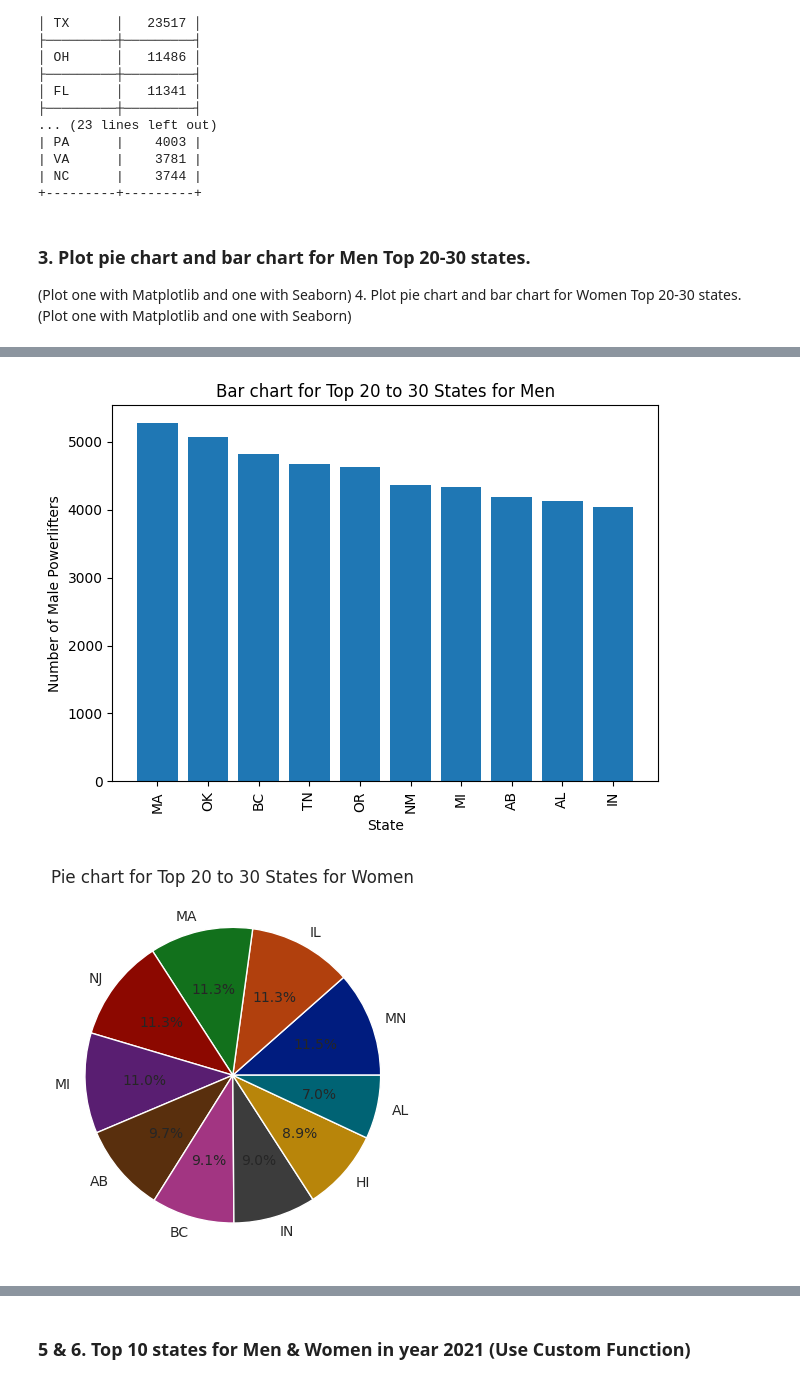
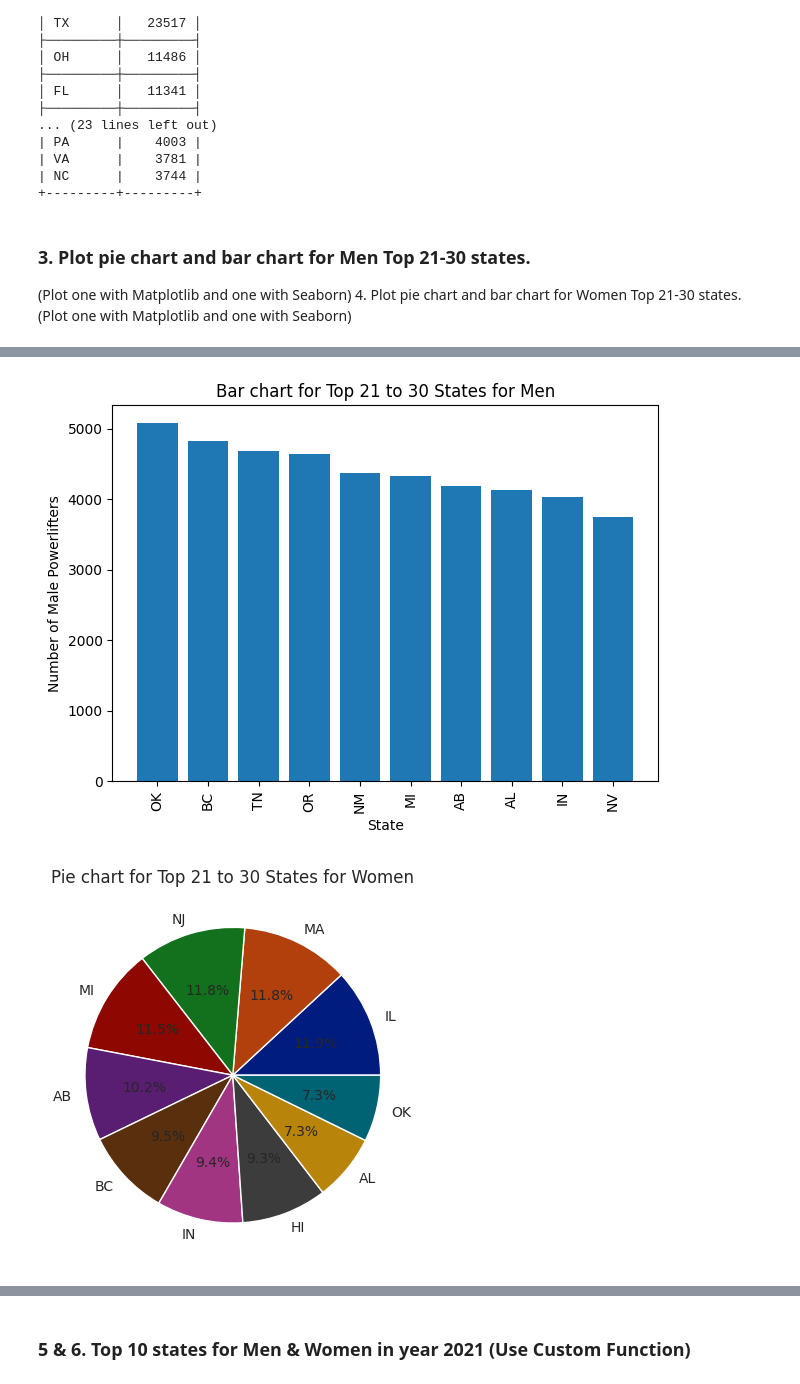
Before and after one commit to VidhyaKishor27/Pythonbasic, a Jupyter notebook: Python_miniproject_powerlifting.ipynb, the cells around one changed output, grey strips where cells are left out. Cells and saved outputs as stored; diff of their text form; code cells hidden in the pictures.

```diff
--- a/Python_miniproject_powerlifting.ipynb
+++ b/Python_miniproject_powerlifting.ipynb
@@ -45,34 +45,34 @@ Top 10 States for Men:
 | NC      |    3744 |
 +---------+---------+
 # %% [markdown]
-### 3. Plot pie chart and bar chart for Men Top 20-30 states.
+### 3. Plot pie chart and bar chart for Men Top 21-30 states.
    (Plot one with Matplotlib and one with Seaborn)
-    4. Plot pie chart and bar chart for Women Top 20-30 states.
+    4. Plot pie chart and bar chart for Women Top 21-30 states.
    (Plot one with Matplotlib and one with Seaborn)
 # %%
 print(m.head(30))
-m_top20=m.iloc[19:29]
-w_top20=w.iloc[19:29]
-plt.pie(m_top20, labels=m_top20.index,autopct="%1.1f%%")
-plt.title("Pie chart for Top 20 to 30 States for Men")
+m_top21=m.iloc[20:30]
+w_top21=w.iloc[20:30]
+plt.pie(m_top21, labels=m_top21.index,autopct="%1.1f%%")
+plt.title("Pie chart for Top 21 to 30 States for Men")
 plt.show()
-plt.bar(m_top20.index,m_top20.values)
+plt.bar(m_top21.index,m_top21.values)
 plt.xlabel("State")
 plt.ylabel("Number of Male Powerlifters")
-plt.title("Bar chart for Top 20 to 30 States for Men")
+plt.title("Bar chart for Top 21 to 30 States for Men")
 plt.xticks(rotation=90)  # Rotate x-axis labels for readability
 plt.tight_layout()  # Adjust layout to prevent overlapping
 plt.show()
 seaborn_color=sns.color_palette("dark")
 seaborn_style=sns.set_style("whitegrid")
-plt.pie(w_top20, labels=w_top20.index,autopct="%1.1f%%",colors=seaborn_color)
-plt.title("Pie chart for Top 20 to 30 States for Women")
+plt.pie(w_top21, labels=w_top21.index,autopct="%1.1f%%",colors=seaborn_color)
+plt.title("Pie chart for Top 21 to 30 States for Women")
 plt.show()
 sns.set_style('whitegrid')
-sns.barplot(x=w_top20.index,y=w_top20.values)
+sns.barplot(x=w_top21.index,y=w_top21.values)
 plt.xlabel("State")
 plt.ylabel("Number of Women Powerlifters")
-plt.title("Bar chart for Top 20 to 30 States for Women")
+plt.title("Bar chart for Top 21 to 30 States for Women")
 plt.show()
 # %% [output]
 State
@@ -96,2 +96,2 @@ dtype: int64
-[figure, old version]
+[figure, new version]
-[figure, old version]
+[figure, new version]
```
Also changed, not shown: parts of 1 cell of this notebook.
